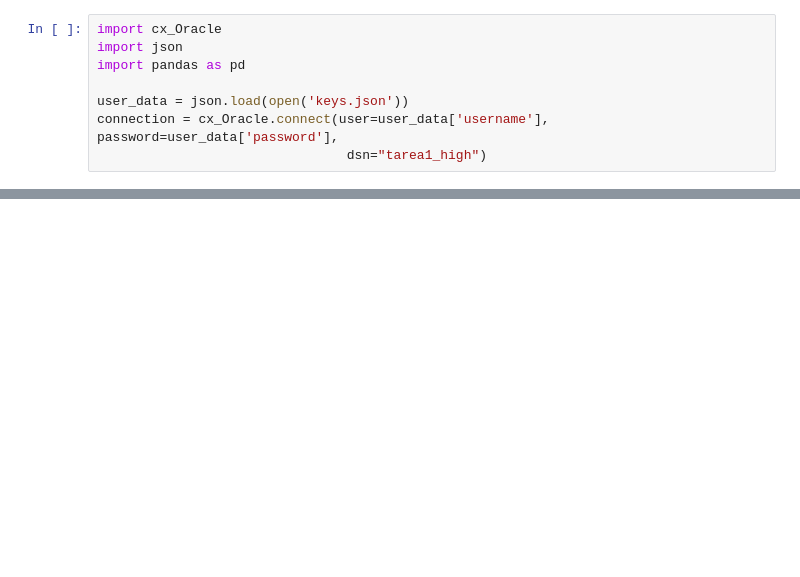
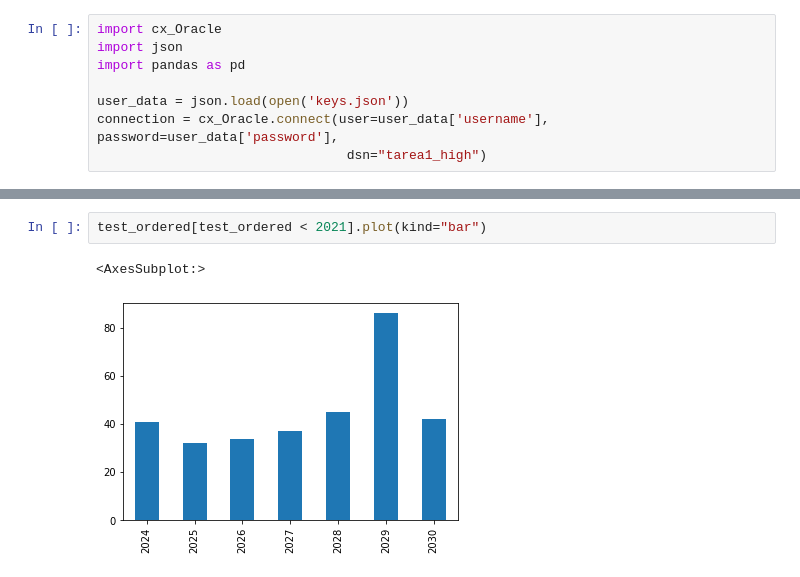
Before and after one commit to melipass/umayor-business-intelligence, a Jupyter notebook: tarea-1b/1 - Testing.ipynb, the cells around one changed output, grey strips where cells are left out. Saved outputs shown, nothing was run; the diff lists cells and outputs as text; blank space fills up the shorter version.

```diff
--- a/tarea-1b/1 - Testing.ipynb
+++ b/tarea-1b/1 - Testing.ipynb
@@ -19,0 +67,5 @@ df_ora.head()
+# %%
+test_ordered[test_ordered < 2021].plot(kind="bar")
+# %% [output]
+<AxesSubplot:>
+[figure, added]
```
Also changed, not shown: parts of 30 cells of this notebook, 1 other file.
